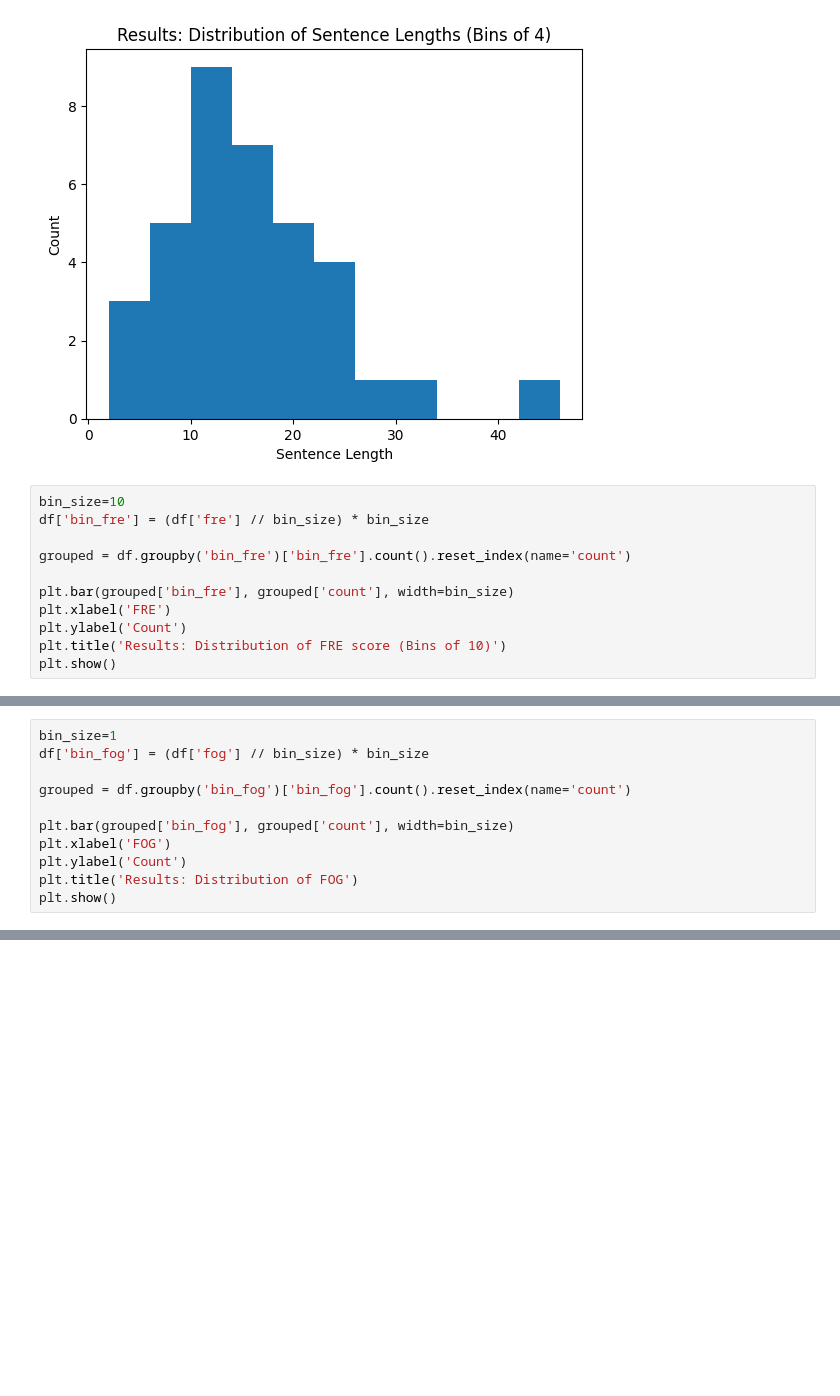
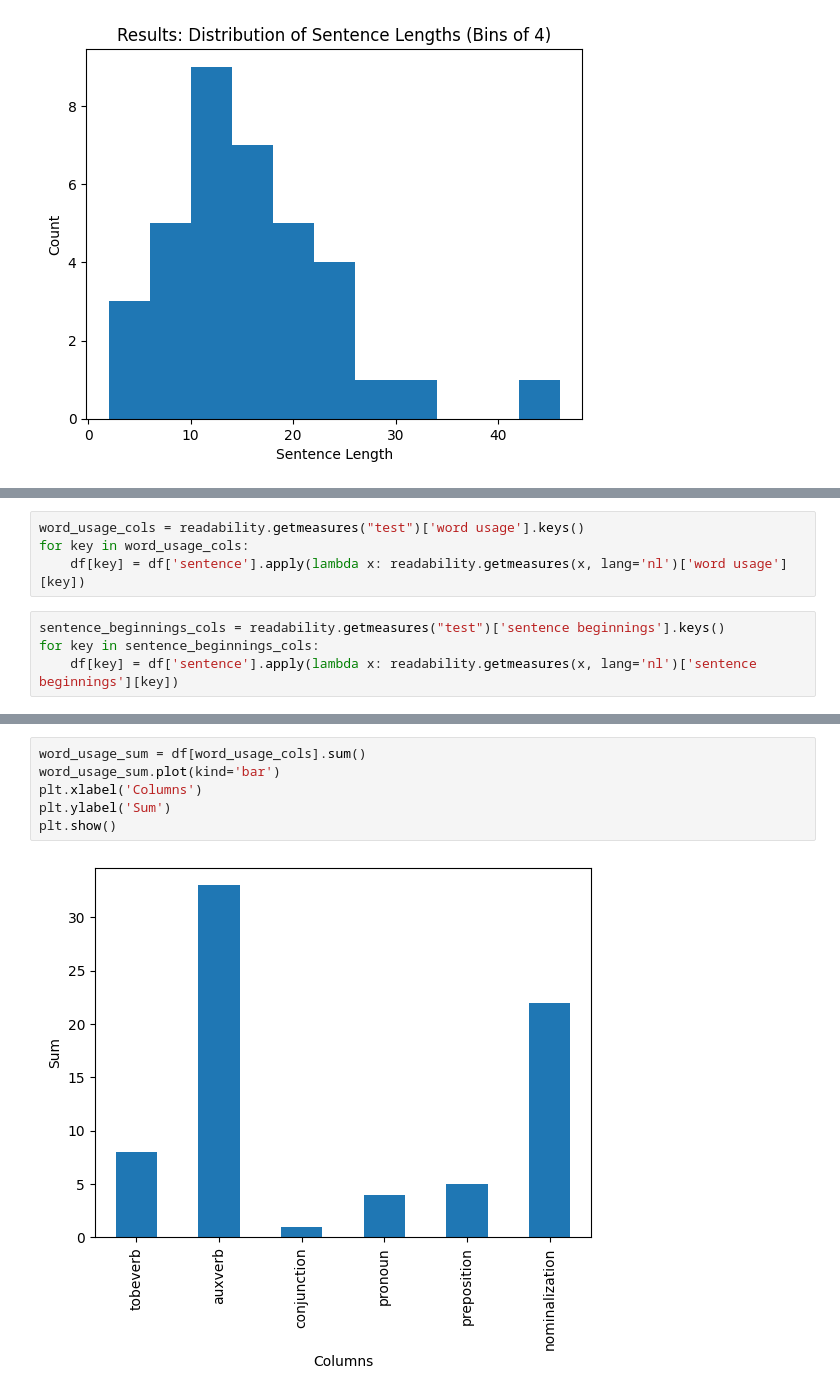
Before and after one commit to dylancluyse/bachelorproef-nlp-tekstvereenvoudiging, a Jupyter notebook: scripts/experimenten/1_text_analysis.ipynb, the cells around one changed output, grey strips where cells are left out. Drawn from its saved outputs; the diff is of its cells as text; blank space fills up the shorter version.

```diff
--- a/scripts/experimenten/1_text_analysis.ipynb
+++ b/scripts/experimenten/1_text_analysis.ipynb
@@ -106,14 +102,3 @@ plt.title('Results: Distribution of Sentence Lengths (Bins of 4)')
 plt.show()
 # %% [output]
 [figure]
-# %%
-bin_size=10
-df['bin_fre'] = (df['fre'] // bin_size) * bin_size
-
-grouped = df.groupby('bin_fre')['bin_fre'].count().reset_index(name='count')
-
-plt.bar(grouped['bin_fre'], grouped['count'], width=bin_size)
-plt.xlabel('FRE')
-plt.ylabel('Count')
-plt.title('Results: Distribution of FRE score (Bins of 10)')
-plt.show()
@@ -122,11 +104,0 @@ plt.show()
-# %%
-bin_size=1
-df['bin_fog'] = (df['fog'] // bin_size) * bin_size
-
-grouped = df.groupby('bin_fog')['bin_fog'].count().reset_index(name='count')
-
-plt.bar(grouped['bin_fog'], grouped['count'], width=bin_size)
-plt.xlabel('FOG')
-plt.ylabel('Count')
-plt.title('Results: Distribution of FOG')
-plt.show()
@@ -134,0 +107,8 @@ plt.show()
+# %%
+word_usage_cols = readability.getmeasures("test")['word usage'].keys()
+for key in word_usage_cols:
+    df[key] = df['sentence'].apply(lambda x: readability.getmeasures(x, lang='nl')['word usage'][key])
+# %%
+sentence_beginnings_cols = readability.getmeasures("test")['sentence beginnings'].keys()
+for key in sentence_beginnings_cols:
+    df[key] = df['sentence'].apply(lambda x: readability.getmeasures(x, lang='nl')['sentence beginnings'][key])
@@ -134,0 +124,8 @@ plt.show()
+# %%
+word_usage_sum = df[word_usage_cols].sum()
+word_usage_sum.plot(kind='bar')
+plt.xlabel('Columns')
+plt.ylabel('Sum')
+plt.show()
+# %% [output]
+[figure, added]
```
Also changed, not shown: parts of 18 cells of this notebook, 13 other files.
